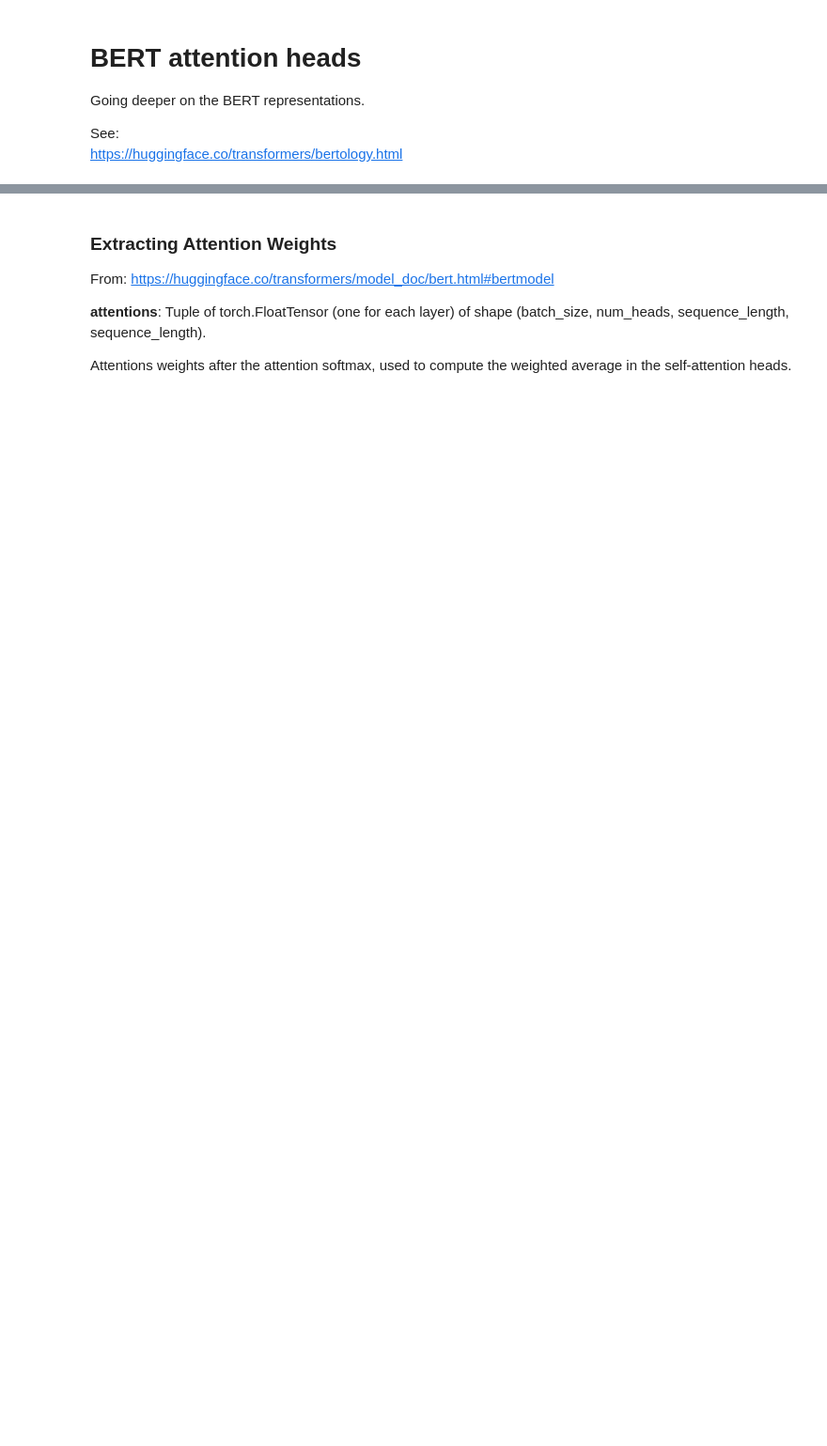
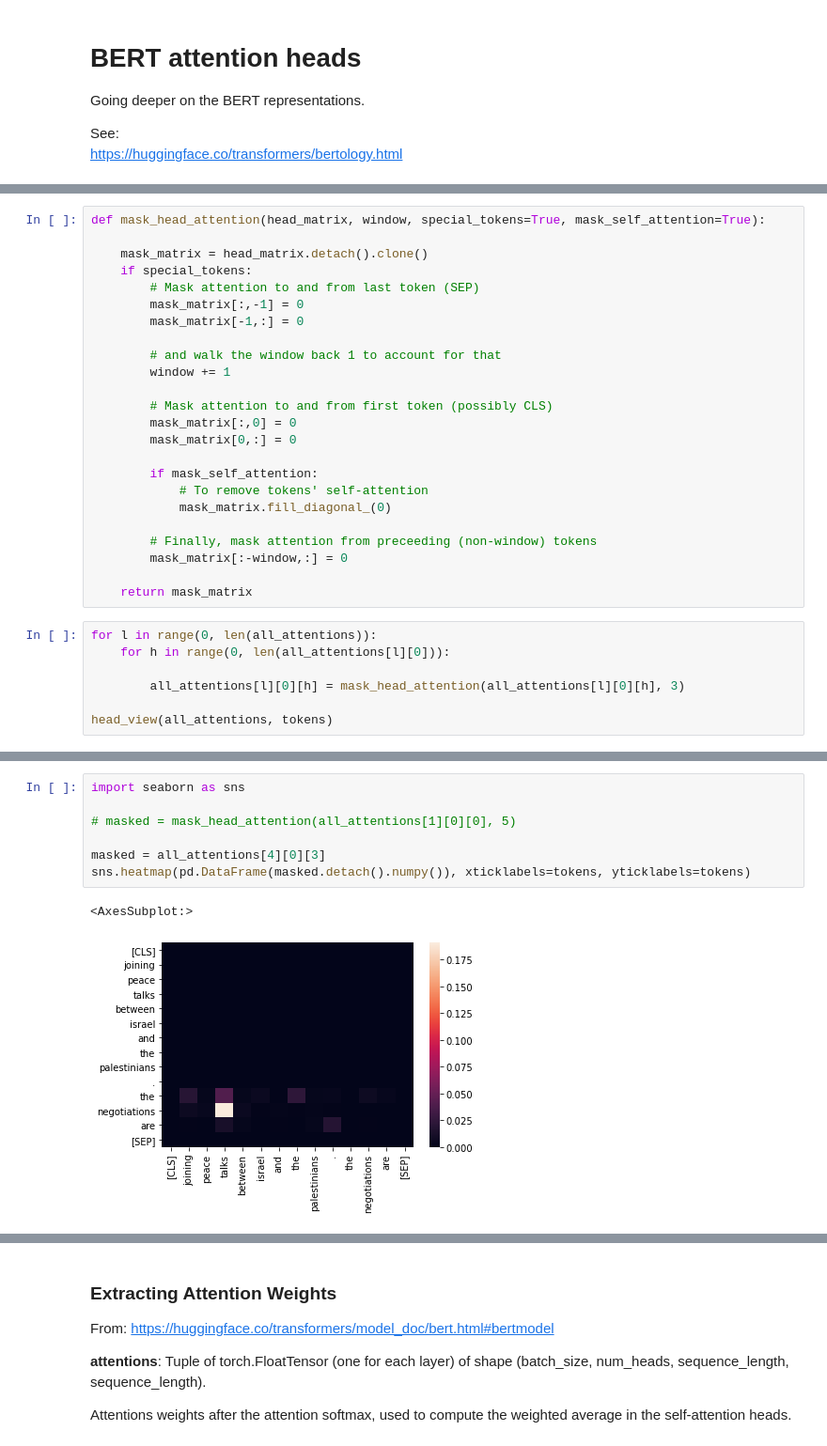
Before and after one commit to tsumers/bert-brains, a Jupyter notebook: demo_notebooks/BERT-attention-heads.ipynb, the cells around one changed output, grey strips where cells are left out. Shown: that part at 94% size. Drawn from its saved outputs; the diff is of its cells as text; blank space fills up the shorter version.

Commit message:
mask uninteresting attention weights

```diff
--- a/demo_notebooks/BERT-attention-heads.ipynb
+++ b/demo_notebooks/BERT-attention-heads.ipynb
@@ -32,0 +108,31 @@ all_hidden_states, all_attentions = model(input_ids)[-2:]
+# %%
+def mask_head_attention(head_matrix, window, special_tokens=True, mask_self_attention=True):
+
+    mask_matrix = head_matrix.detach().clone()
+    if special_tokens:
+        # Mask attention to and from last token (SEP)
+        mask_matrix[:,-1] = 0
+        mask_matrix[-1,:] = 0
+
+        # and walk the window back 1 to account for that
+        window += 1
+
+        # Mask attention to and from first token (possibly CLS)
+        mask_matrix[:,0] = 0
+        mask_matrix[0,:] = 0
+
+        if mask_self_attention:
+            # To remove tokens' self-attention
+            mask_matrix.fill_diagonal_(0)
+
+        # Finally, mask attention from preceeding (non-window) tokens
+        mask_matrix[:-window,:] = 0
+
+    return mask_matrix
+# %%
+for l in range(0, len(all_attentions)):
+    for h in range(0, len(all_attentions[l][0])):
+
+        all_attentions[l][0][h] = mask_head_attention(all_attentions[l][0][h], 3)
+
+head_view(all_attentions, tokens)
@@ -32,0 +143,10 @@ all_hidden_states, all_attentions = model(input_ids)[-2:]
+# %%
+import seaborn as sns
+
+# masked = mask_head_attention(all_attentions[1][0][0], 5)
+
+masked = all_attentions[4][0][3]
+sns.heatmap(pd.DataFrame(masked.detach().numpy()), xticklabels=tokens, yticklabels=tokens)
+# %% [output]
+<AxesSubplot:>
+[figure, added]
```
Also changed, not shown: parts of 20 cells of this notebook.
